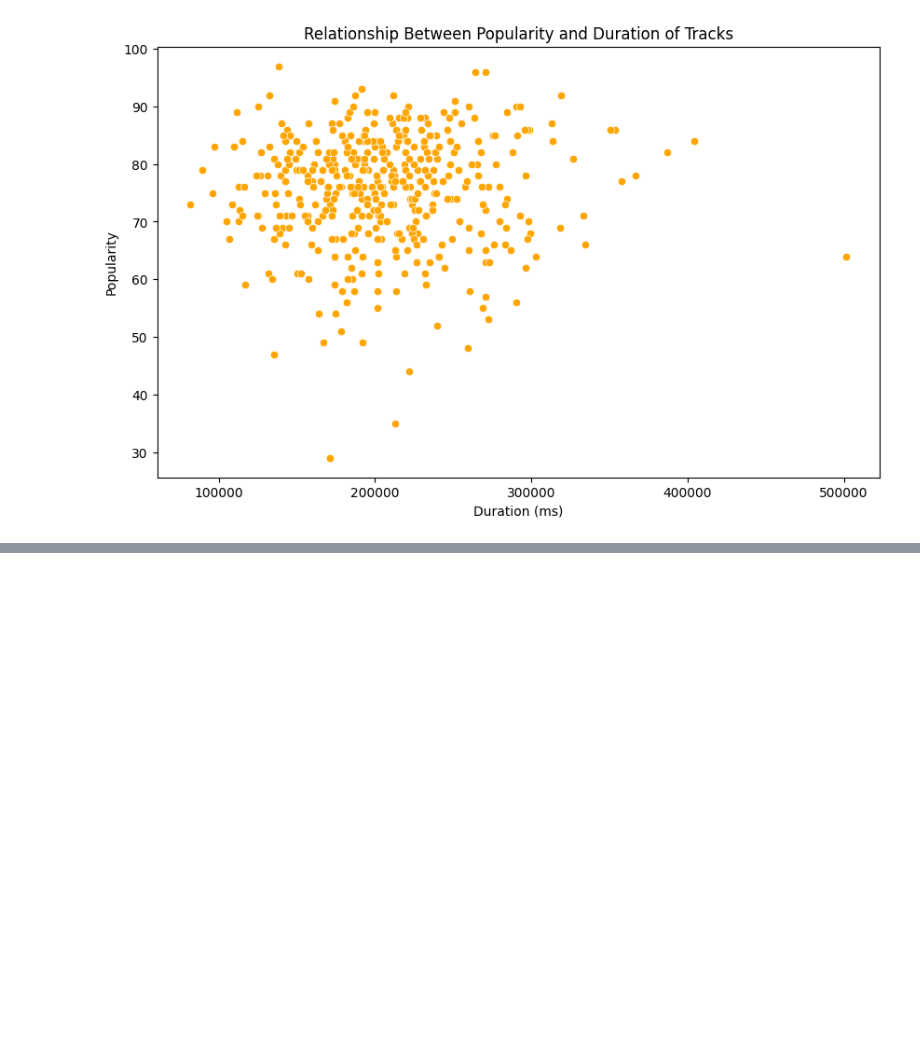
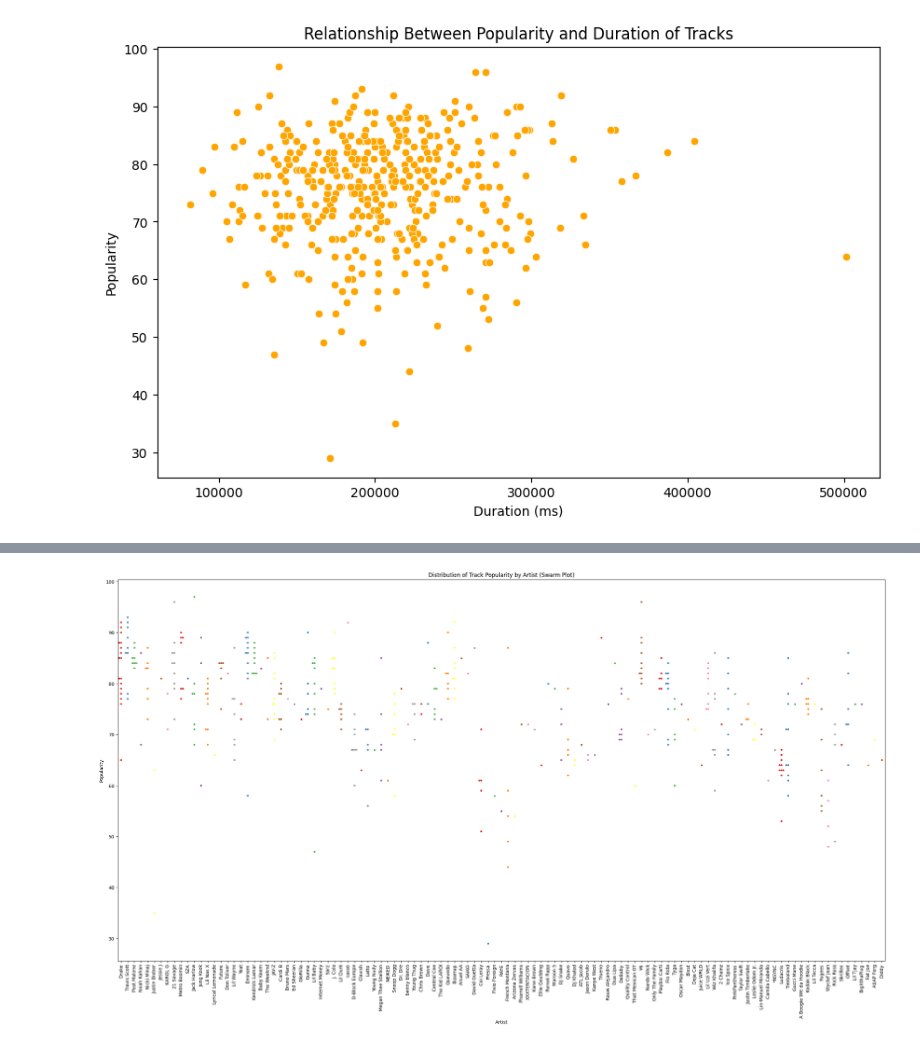
Before and after one commit to soMukh/EDA, a Jupyter notebook: EDA.ipynb, the cells around one changed output, grey strips where cells are left out. Saved outputs shown, nothing was run; the diff lists cells and outputs as text; code cells hidden in the pictures; blank space fills up the shorter version.

```diff
--- a/EDA.ipynb
+++ b/EDA.ipynb
@@ -1015,0 +1064,12 @@ plt.show()
+# %%
+# 10. How does the distribution of track popularity vary for different artists? Visualize this using a swarm plot or a violin plot.
+
+plt.figure(figsize=(30,15))
+sns.swarmplot(x='Artist',y='Popularity',data=dataset_4,palette='Set1',size=4)
+plt.title('Distribution of Track Popularity by Artist (Swarm Plot)')
+plt.xticks(rotation=90)
+plt.ylabel('Popularity')
+plt.xlabel('Artist')
+plt.show()
+# %% [output]
+[figure, added]
```
Also changed, not shown: parts of 9 cells of this notebook.
